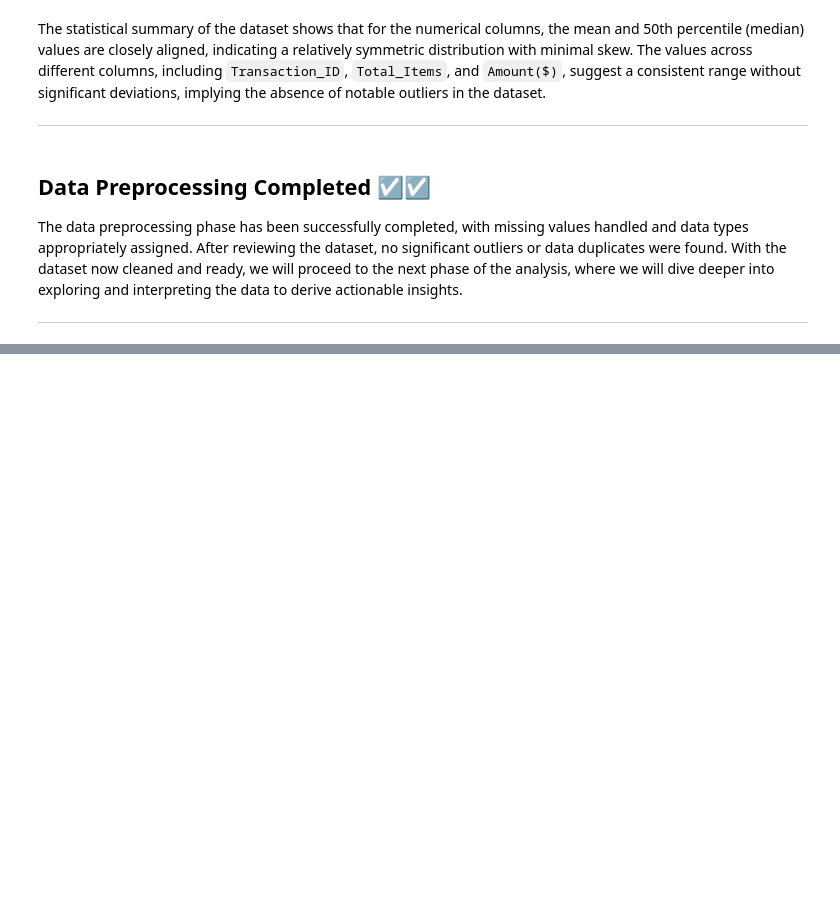
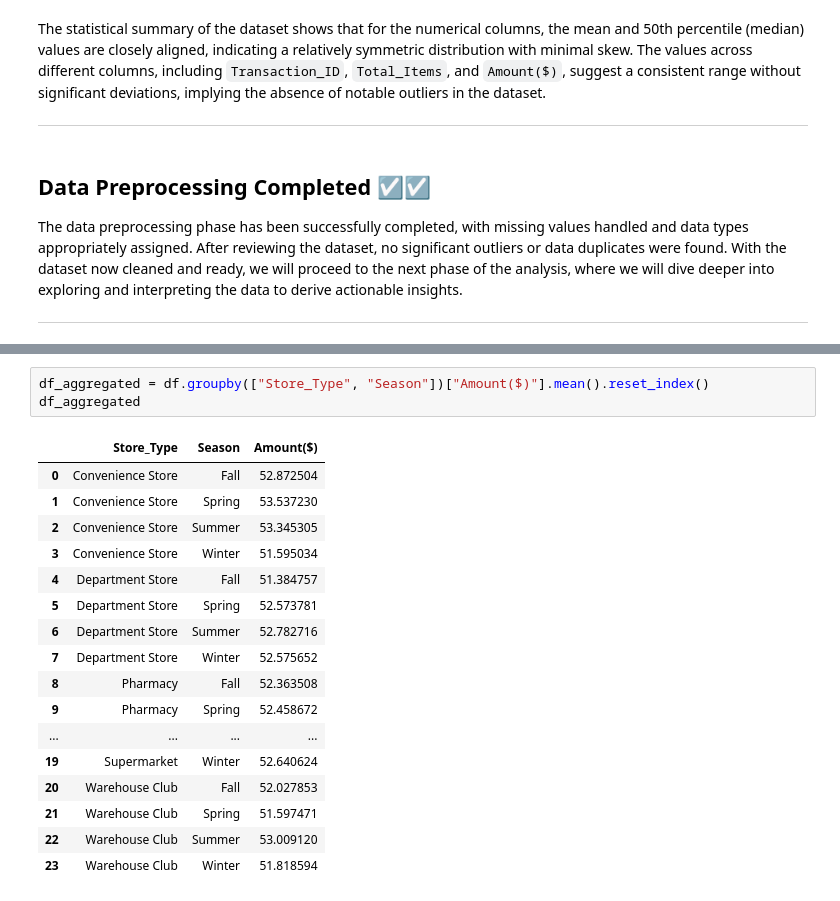
Before and after one commit to TanjiEvan/Python, a Jupyter notebook: Competition/Battle Of Insights/Solve.ipynb, the cells around one changed output, grey strips where cells are left out. Cells and saved outputs as stored; diff of their text form; blank space fills up the shorter version.

```diff
--- a/Competition/Battle Of Insights/Solve.ipynb
+++ b/Competition/Battle Of Insights/Solve.ipynb
@@ -178,0 +187,21 @@ The data preprocessing phase has been successfully completed, with missing value
+# %%
+df_aggregated = df.groupby(["Store_Type", "Season"])["Amount($)"].mean().reset_index()
+df_aggregated
+# %% [output]
+|  | Store_Type | Season | Amount($) |
+| 0 | Convenience Store | Fall | 52.872504 |
+| 1 | Convenience Store | Spring | 53.537230 |
+| 2 | Convenience Store | Summer | 53.345305 |
+| 3 | Convenience Store | Winter | 51.595034 |
+| 4 | Department Store | Fall | 51.384757 |
+| 5 | Department Store | Spring | 52.573781 |
+| 6 | Department Store | Summer | 52.782716 |
+| 7 | Department Store | Winter | 52.575652 |
+| 8 | Pharmacy | Fall | 52.363508 |
+| 9 | Pharmacy | Spring | 52.458672 |
+| ... | ... | ... | ... |
+| 19 | Supermarket | Winter | 52.640624 |
+| 20 | Warehouse Club | Fall | 52.027853 |
+| 21 | Warehouse Club | Spring | 51.597471 |
+| 22 | Warehouse Club | Summer | 53.009120 |
+| 23 | Warehouse Club | Winter | 51.818594 |
```
Also changed, not shown: parts of 26 cells of this notebook.
